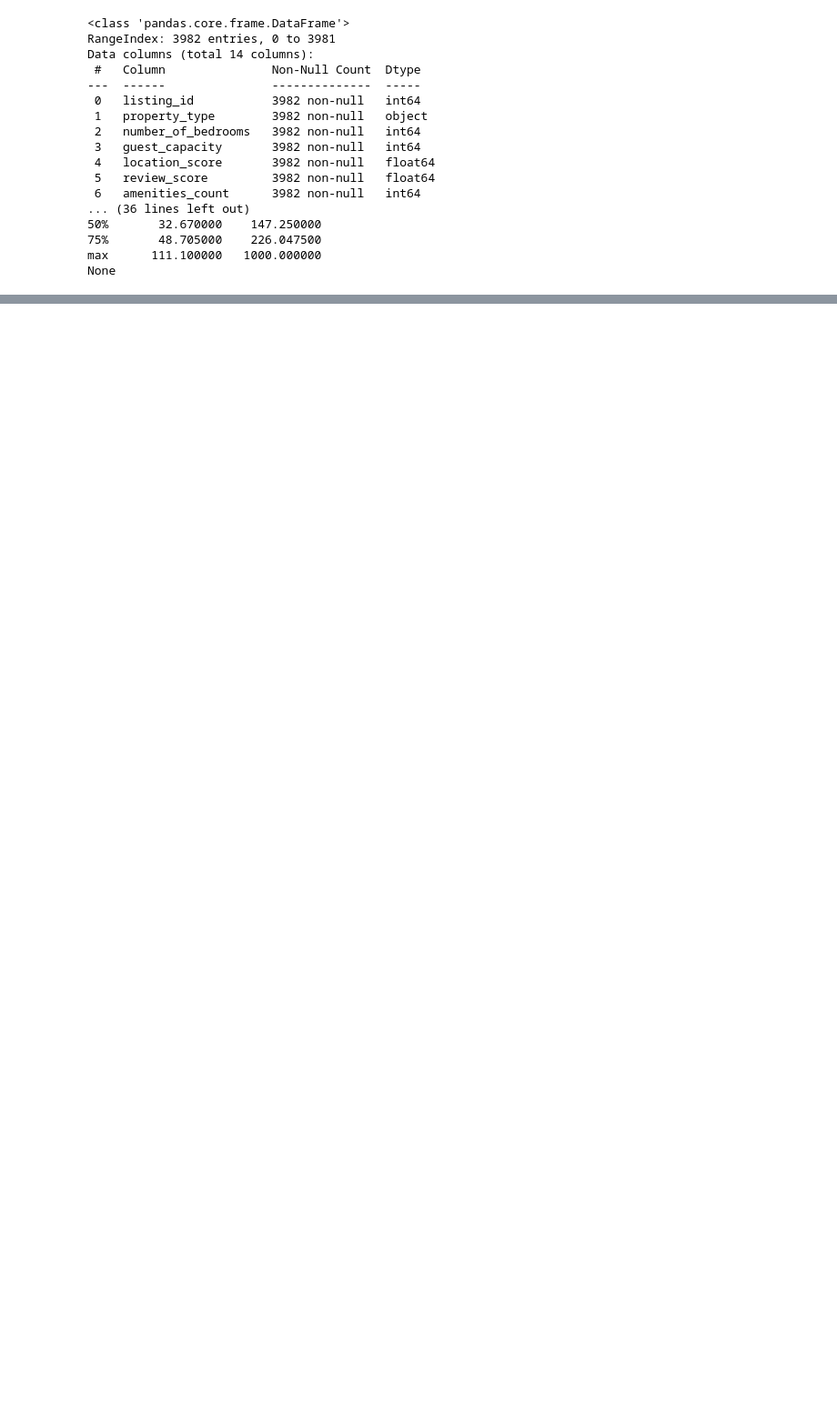
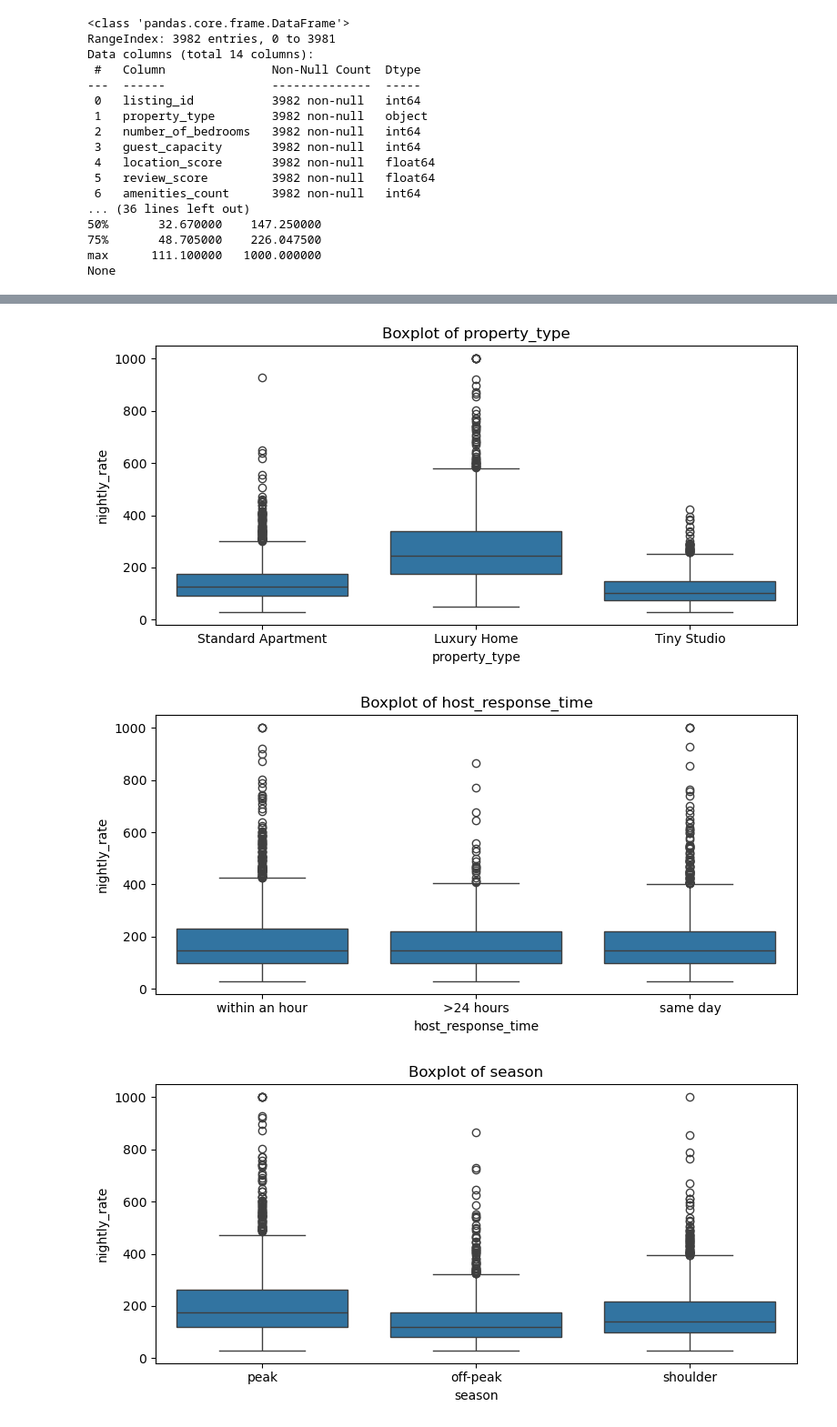
Before and after one commit to ychia112/Airbnb-Data-Mining-Project, a Jupyter notebook: notebooks/01_EDA.ipynb, the cells around one changed output, grey strips where cells are left out. Shown: that part at 91% size. Cells and saved outputs as stored; diff of their text form; code cells hidden in the pictures; blank space fills up the shorter version.

```diff
--- a/notebooks/01_EDA.ipynb
+++ b/notebooks/01_EDA.ipynb
@@ -32,0 +193,6 @@ None
+# %%
+plot_boxplots(df, cat_cols, target)
+# %% [output]
+[figure, added]
+[figure, added]
+[figure, added]
```
Also changed, not shown: parts of 17 cells of this notebook, 1 other file.
